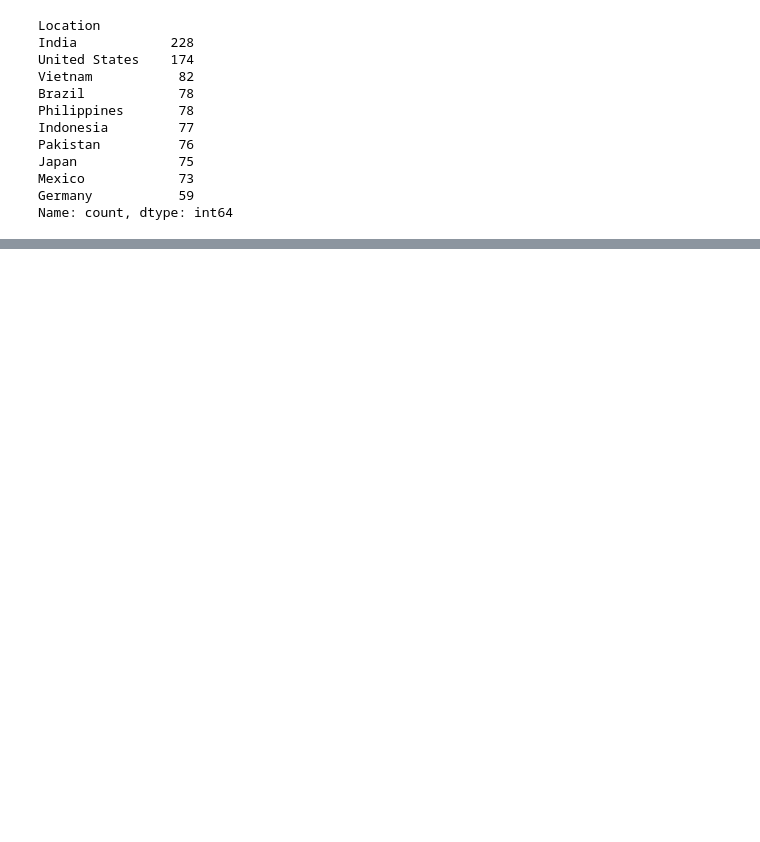
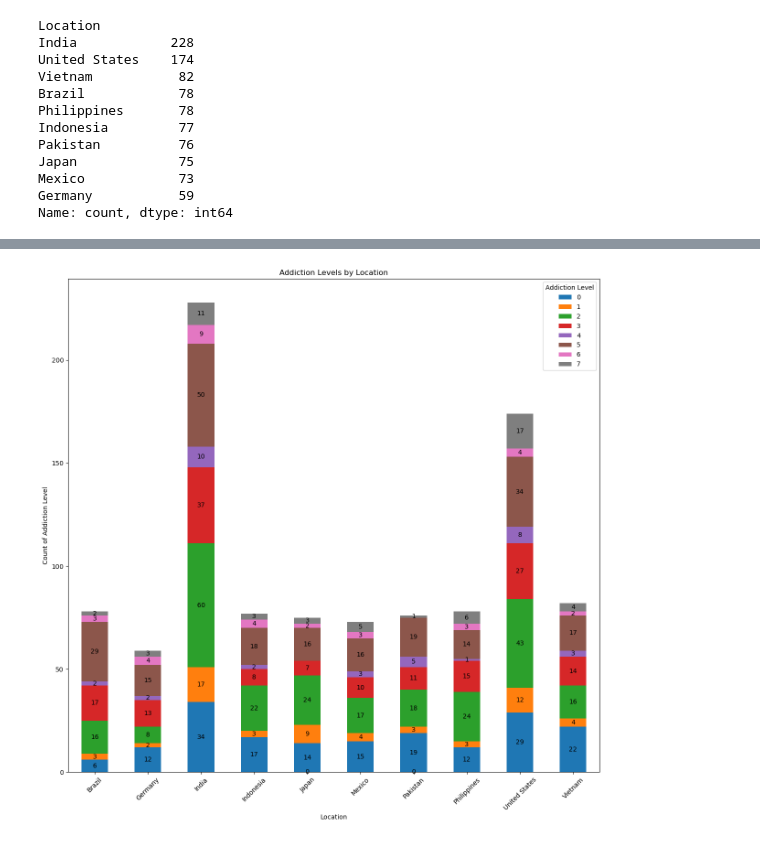
Before and after one commit to wrighang/project_01_team_11, a Jupyter notebook: angelina.ipynb, the cells around one changed output, grey strips where cells are left out. Cells and saved outputs as stored; diff of their text form; code cells hidden in the pictures; blank space fills up the shorter version.

```diff
--- a/angelina.ipynb
+++ b/angelina.ipynb
@@ -603,0 +425,24 @@ plt.show()
+# %%
+##########Are addiction levels higher in certain locations?
+#addiction level by location
+
+# #create stacked bar chart
+# addiction_lvl_location.plot(kind="bar", stacked=True, figsize=(15, 6))
+# plt.ylabel("Count of Addiction Level")
+# plt.title("Addiction Levels by Location")
+# plt.show()
+
+#create stacked bar chart
+ax = addiction_lvl_location.plot(kind="bar", stacked=True, figsize=(15, 14))
+plt.ylabel("Count of Addiction Level")
+plt.xticks(rotation=45)
+plt.title("Addiction Levels by Location")
+
+#add values on top of each category in the bar chart
+for container in ax.containers:
+    #add the labels for each segment of the bar
+    ax.bar_label(container, label_type="center", fmt='%.0f')  # Center the labels within each section
+
+plt.show()
+# %% [output]
+[figure, added]
```
Also changed, not shown: parts of 57 cells of this notebook.
